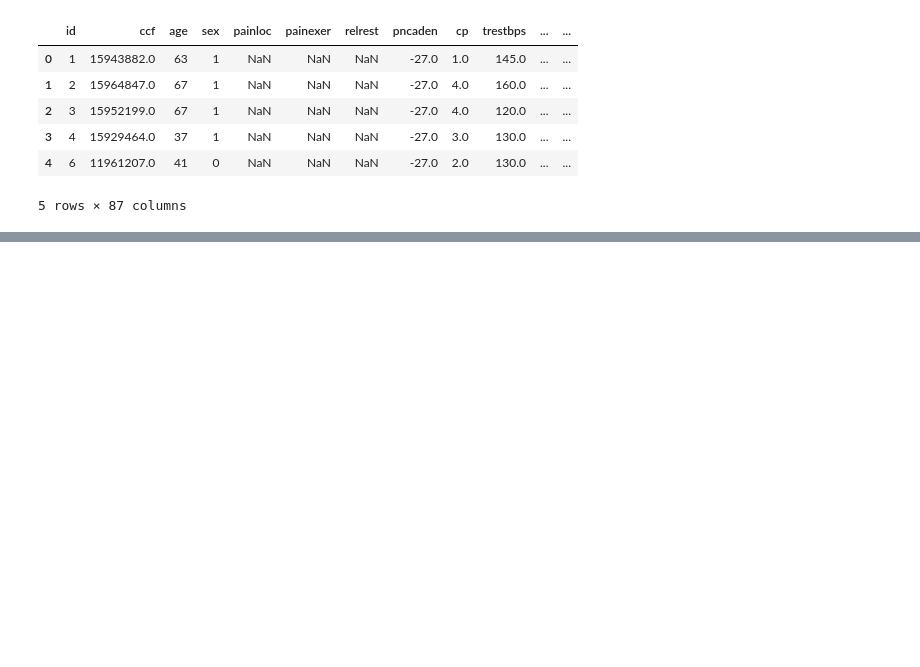
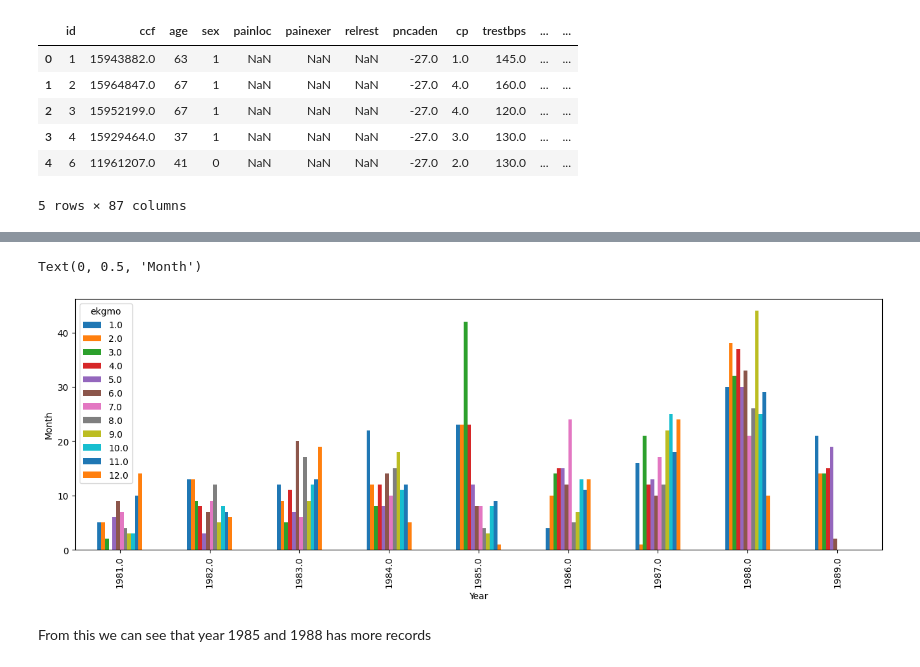
Before and after one commit to Abhi-pacific/heart-disease-prediction-project, a Jupyter notebook: Heart_disease_prediction.ipynb, the cells around one changed output, grey strips where cells are left out. Drawn from its saved outputs; the diff is of its cells as text; code cells hidden in the pictures; blank space fills up the shorter version.

Commit message:
Exploring the data

```diff
--- a/Heart_disease_prediction.ipynb
+++ b/Heart_disease_prediction.ipynb
@@ -53,0 +237,3 @@ df_full.head()
+# %%
+# Lets drop the columns which have more then 600 rows of missing data
+df_full.drop(df_full.columns[df_full.isna().sum() > 600], axis=1, inplace=True)
@@ -53,0 +302,10 @@ df_full.head()
+# %%
+# Lets create visualize this.
+pd.crosstab(df_full.ekgyr, df_full.ekgmo).plot(kind='bar',figsize=(16,5))
+plt.xlabel('Year')
+plt.ylabel('Month')
+# %% [output]
+Text(0, 0.5, 'Month')
+[figure, added]
+# %% [markdown]
+From this we can see that year 1985 and 1988 has more records
```
Also changed, not shown: parts of 9 cells of this notebook.
